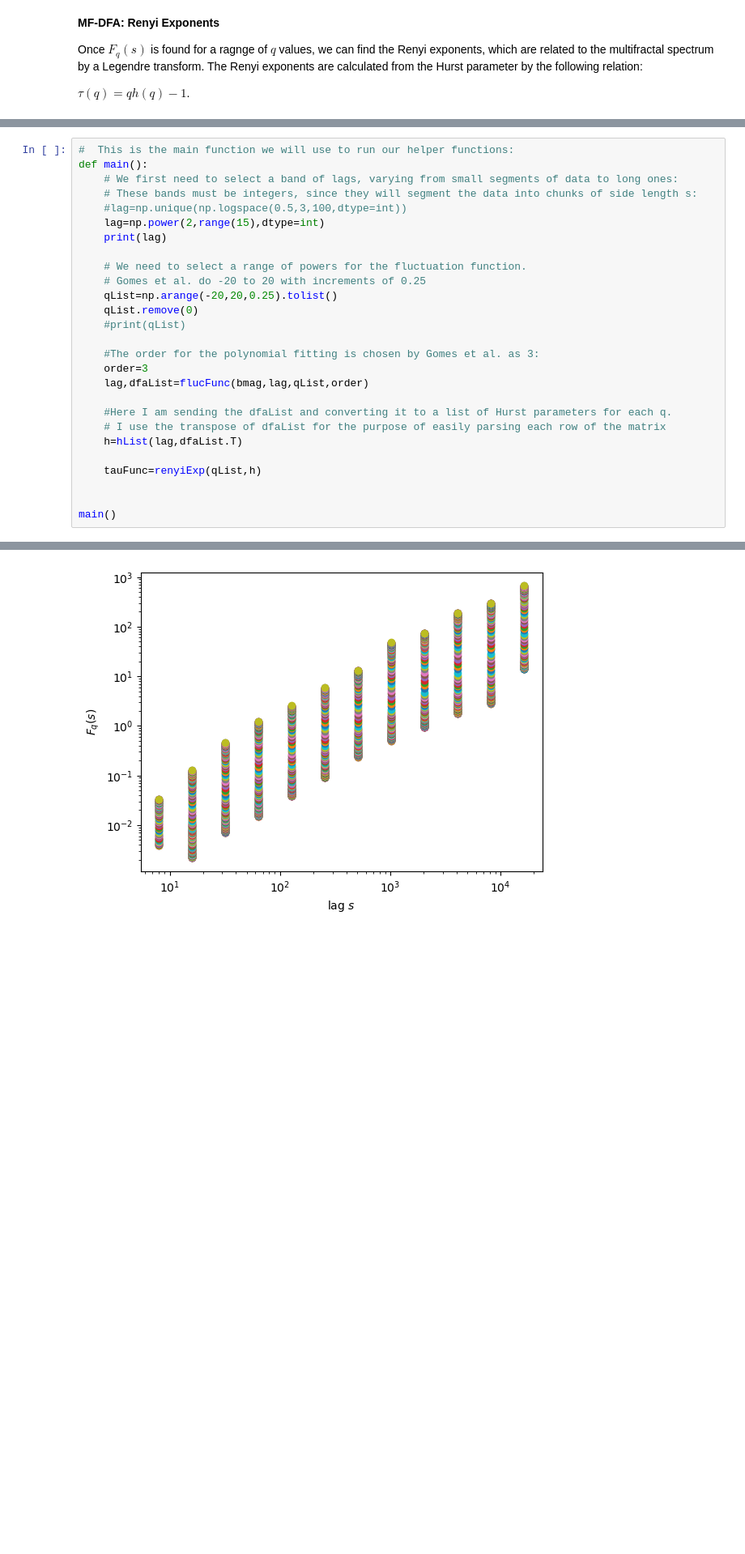
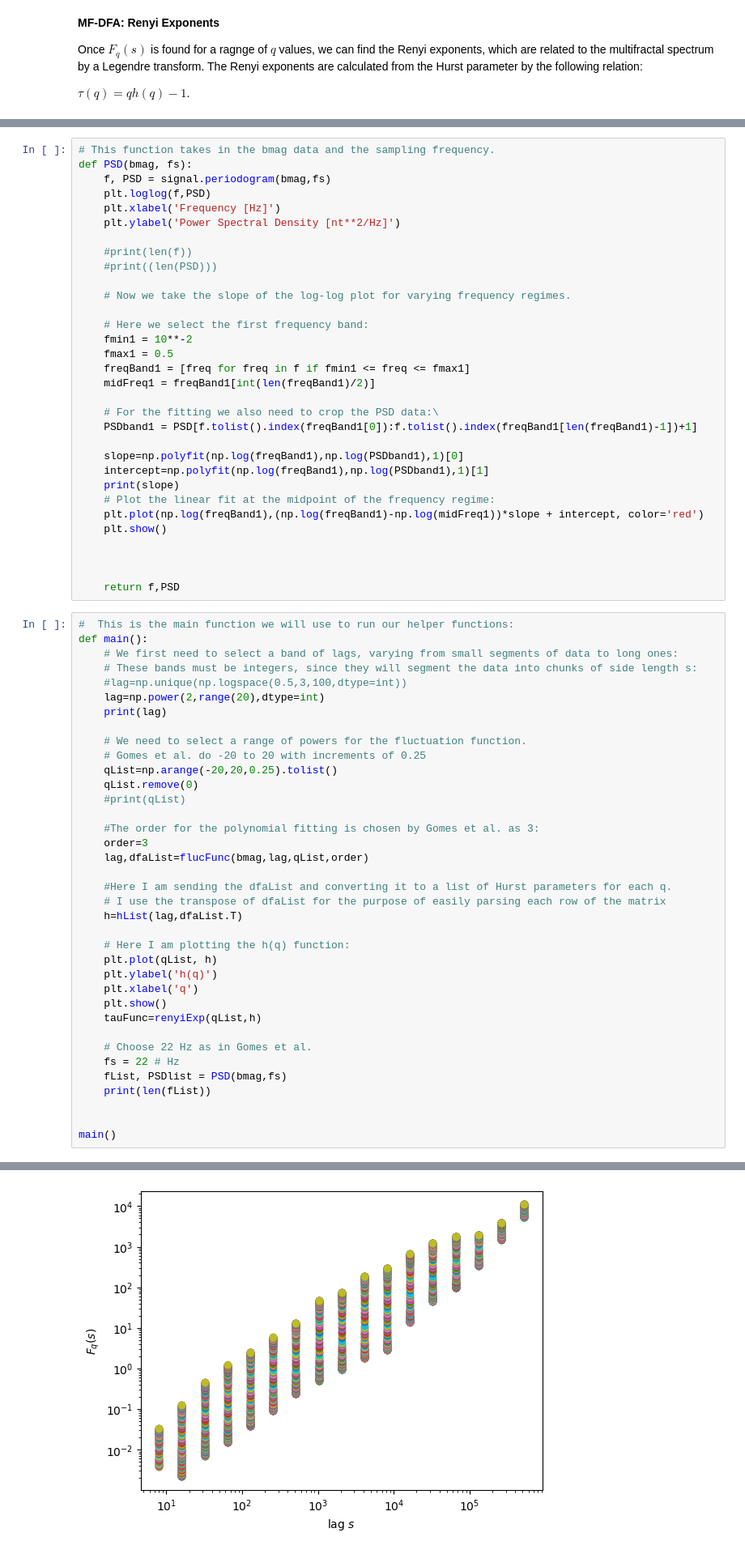
Before and after one commit to sfcoscia/Solar_Wind_MFDFA, a Jupyter notebook: MFDFA_MMS1.ipynb, the cells around one changed output, grey strips where cells are left out. Shown at 81% size. Drawn from its saved outputs; the diff is of its cells as text; blank space fills up the shorter version.

Commit message:
Added new PSD plots for the raw B-field time series

```diff
--- a/MFDFA_MMS1.ipynb
+++ b/MFDFA_MMS1.ipynb
@@ -141,10 +146,42 @@ def renyiExp(qList,hList):
+# %%
+# This function takes in the bmag data and the sampling frequency.
+def PSD(bmag, fs):
+    f, PSD = signal.periodogram(bmag,fs)
+    plt.loglog(f,PSD)
+    plt.xlabel('Frequency [Hz]')
+    plt.ylabel('Power Spectral Density [nt**2/Hz]')
+
+    #print(len(f))
+    #print((len(PSD)))
+
+    # Now we take the slope of the log-log plot for varying frequency regimes.
+
+    # Here we select the first frequency band:
+    fmin1 = 10**-2
+    fmax1 = 0.5
+    freqBand1 = [freq for freq in f if fmin1 <= freq <= fmax1]
+    midFreq1 = freqBand1[int(len(freqBand1)/2)]
+
+    # For the fitting we also need to crop the PSD data:\
+    PSDband1 = PSD[f.tolist().index(freqBand1[0]):f.tolist().index(freqBand1[len(freqBand1)-1])+1]
+
+    slope=np.polyfit(np.log(freqBand1),np.log(PSDband1),1)[0]
+    intercept=np.polyfit(np.log(freqBand1),np.log(PSDband1),1)[1]
+    print(slope)
+    # Plot the linear fit at the midpoint of the frequency regime:
+    plt.plot(np.log(freqBand1),(np.log(freqBand1)-np.log(midFreq1))*slope + intercept, color='red')
+    plt.show()
+
+
+
+    return f,PSD
 # %%
 #  This is the main function we will use to run our helper functions:
 def main():
     # We first need to select a band of lags, varying from small segments of data to long ones:
     # These bands must be integers, since they will segment the data into chunks of side length s:
     #lag=np.unique(np.logspace(0.5,3,100,dtype=int))
-    lag=np.power(2,range(15),dtype=int)
+    lag=np.power(2,range(20),dtype=int)
     print(lag)
 
     # We need to select a range of powers for the fluctuation function.
@@ -161,7 +198,17 @@ def main():
     # I use the transpose of dfaList for the purpose of easily parsing each row of the matrix
     h=hList(lag,dfaList.T)
 
+    # Here I am plotting the h(q) function:
+    plt.plot(qList, h)
+    plt.ylabel('h(q)')
+    plt.xlabel('q')
+    plt.show()
     tauFunc=renyiExp(qList,h)
+
+    # Choose 22 Hz as in Gomes et al.
+    fs = 22 # Hz
+    fList, PSDlist = PSD(bmag,fs)
+    print(len(fList))
 
 
 main()
@@ -171,4 +218,4 @@ main()
-[figure, old version]
+[figure, new version]
 Estimated H = 1.154
 Estimated H = 1.153
 Estimated H = 1.153
```
Also changed, not shown: parts of 5 cells of this notebook.
